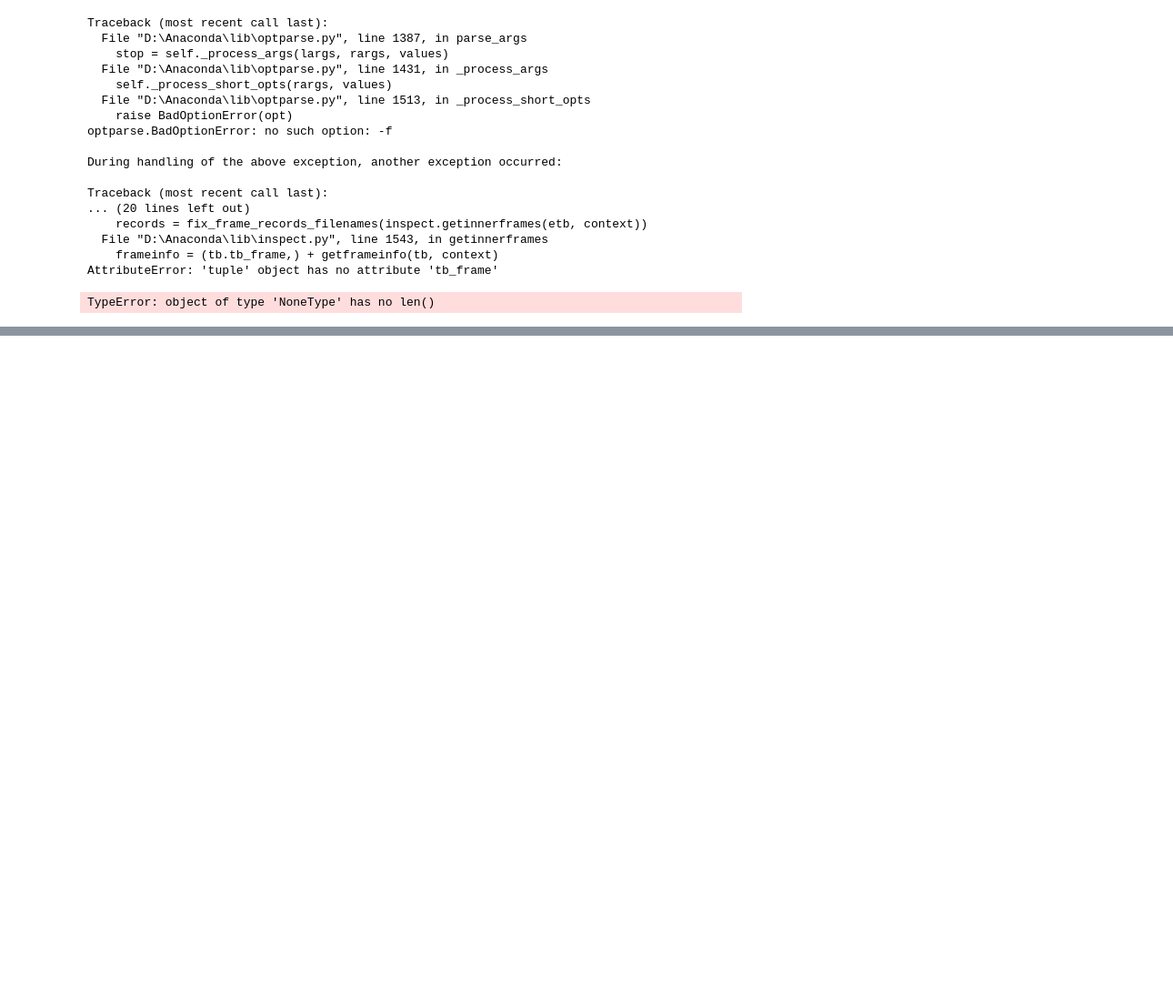
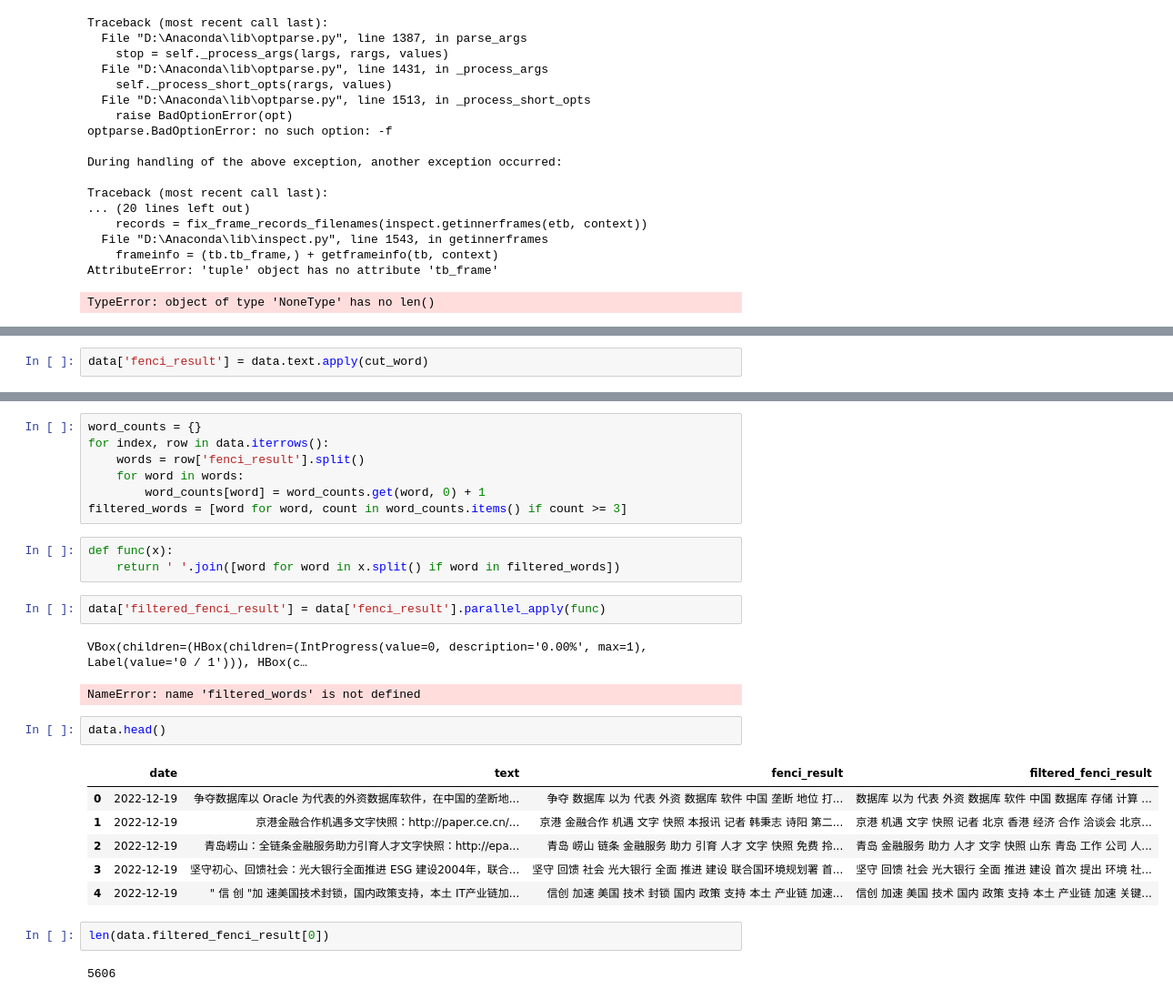
Before and after one commit to JANCY0703/Graduation-Thesis, a Jupyter notebook: ref_code.ipynb, the cells around one changed output, grey strips where cells are left out. Shown at 91% size. Cells and saved outputs as stored; diff of their text form; blank space fills up the shorter version.

```diff
--- a/ref_code.ipynb
+++ b/ref_code.ipynb
@@ -137,0 +170,2 @@ TypeError: object of type 'NoneType' has no len()
+# %%
+data['fenci_result'] = data.text.apply(cut_word)
@@ -137,0 +188,28 @@ TypeError: object of type 'NoneType' has no len()
+# %%
+word_counts = {}
+for index, row in data.iterrows():
+    words = row['fenci_result'].split()
+    for word in words:
+        word_counts[word] = word_counts.get(word, 0) + 1
+filtered_words = [word for word, count in word_counts.items() if count >= 3]
+# %%
+def func(x):
+    return ' '.join([word for word in x.split() if word in filtered_words])
+# %%
+data['filtered_fenci_result'] = data['fenci_result'].parallel_apply(func)
+# %% [output]
+VBox(children=(HBox(children=(IntProgress(value=0, description='0.00%', max=1), Label(value='0 / 1'))), HBox(c…
+NameError: name 'filtered_words' is not defined
+# %%
+data.head()
+# %% [output]
+|  | date | text | fenci_result | filtered_fenci_result |
+| 0 | 2022-12-19 | 争夺数据库以 Oracle 为代表的外资数据库软件，在中国的垄断地... | 争夺 数据库 以为 代表 外资 数据库 软件 中国 垄断 地位 打... | 数据库 以为 代表 外资 数据库 软件 中国 数据库 存储 计算 ... |
+| 1 | 2022-12-19 | 京港金融合作机遇多文字快照：http://paper.ce.cn/... | 京港 金融合作 机遇 文字 快照 本报讯 记者 韩秉志 诗阳 第二... | 京港 机遇 文字 快照 记者 北京 香港 经济 合作 洽谈会 北京... |
+| 2 | 2022-12-19 | 青岛崂山：全链条金融服务助力引育人才文字快照：http://epa... | 青岛 崂山 链条 金融服务 助力 引育 人才 文字 快照 免费 拎... | 青岛 金融服务 助力 人才 文字 快照 山东 青岛 工作 公司 人... |
+| 3 | 2022-12-19 | 坚守初心、回馈社会：光大银行全面推进 ESG 建设2004年，联合... | 坚守 回馈 社会 光大银行 全面 推进 建设 联合国环境规划署 首... | 坚守 回馈 社会 光大银行 全面 推进 建设 首次 提出 环境 社... |
+| 4 | 2022-12-19 | " 信 创 "加 速美国技术封锁，国内政策支持，本土 IT产业链加... | 信创 加速 美国 技术 封锁 国内 政策 支持 本土 产业链 加速... | 信创 加速 美国 技术 国内 政策 支持 本土 产业链 加速 关键... |
+# %%
+len(data.filtered_fenci_result[0])
+# %% [output]
+5606
```
Also changed, not shown: parts of 31 cells of this notebook, 1 other file.
